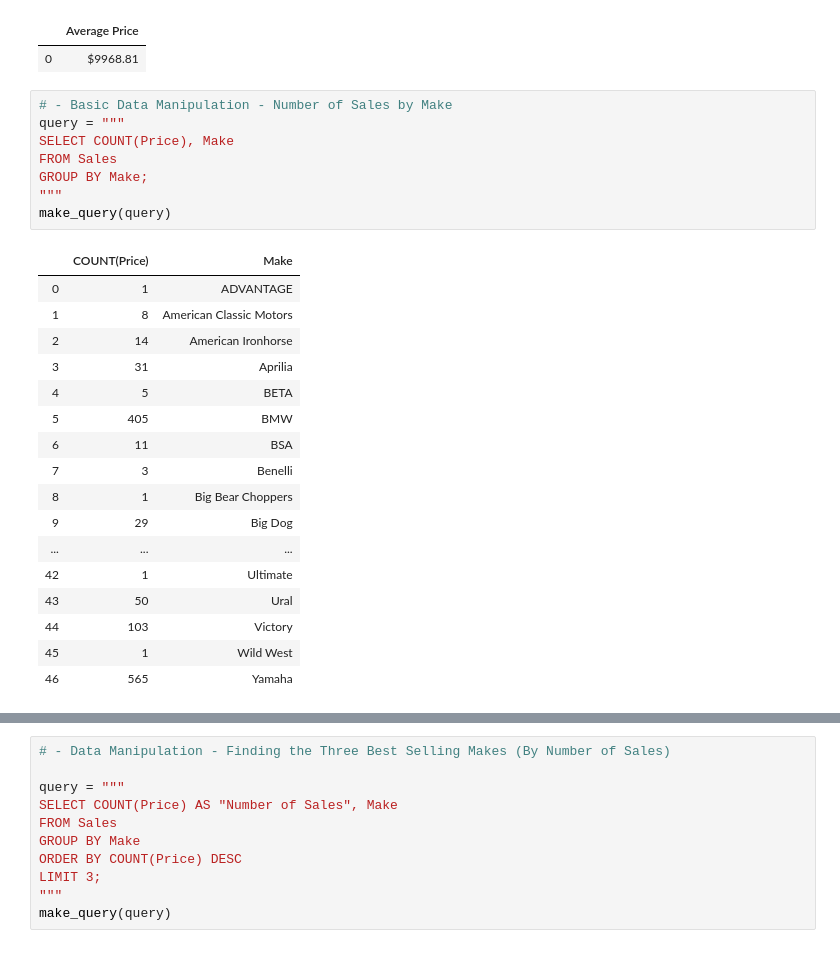
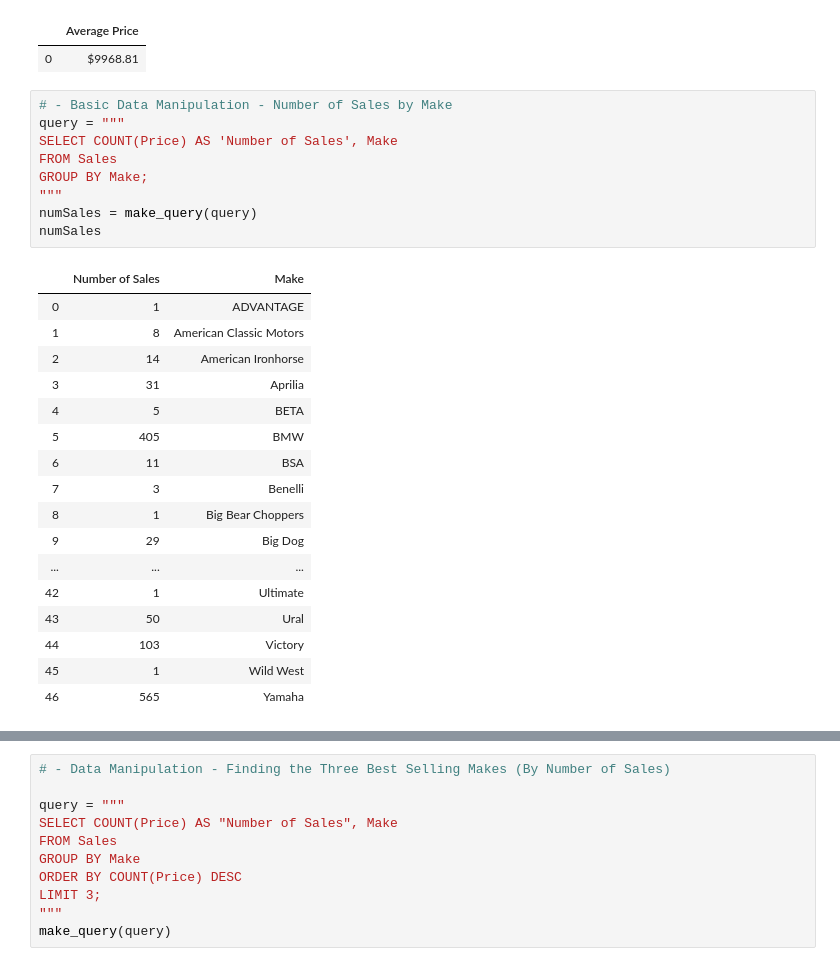
Before and after one commit to mtwalk10/DataAnalytics, a Jupyter notebook: MotorcycleDataPresentation.ipynb, the cells around one changed output, grey strips where cells are left out. Cells and saved outputs as stored; diff of their text form.

```diff
--- a/MotorcycleDataPresentation.ipynb
+++ b/MotorcycleDataPresentation.ipynb
@@ -76,13 +77,14 @@ make_query(query)
 # %%
 # - Basic Data Manipulation - Number of Sales by Make
 query = """
-SELECT COUNT(Price), Make
+SELECT COUNT(Price) AS 'Number of Sales', Make
 FROM Sales
 GROUP BY Make;
 """
-make_query(query)
+numSales = make_query(query)
+numSales
 # %% [output]
-|  | COUNT(Price) | Make |
+|  | Number of Sales | Make |
 | 0 | 1 | ADVANTAGE |
 | 1 | 8 | American Classic Motors |
 | 2 | 14 | American Ironhorse |
```
Also changed, not shown: parts of 11 cells of this notebook.
